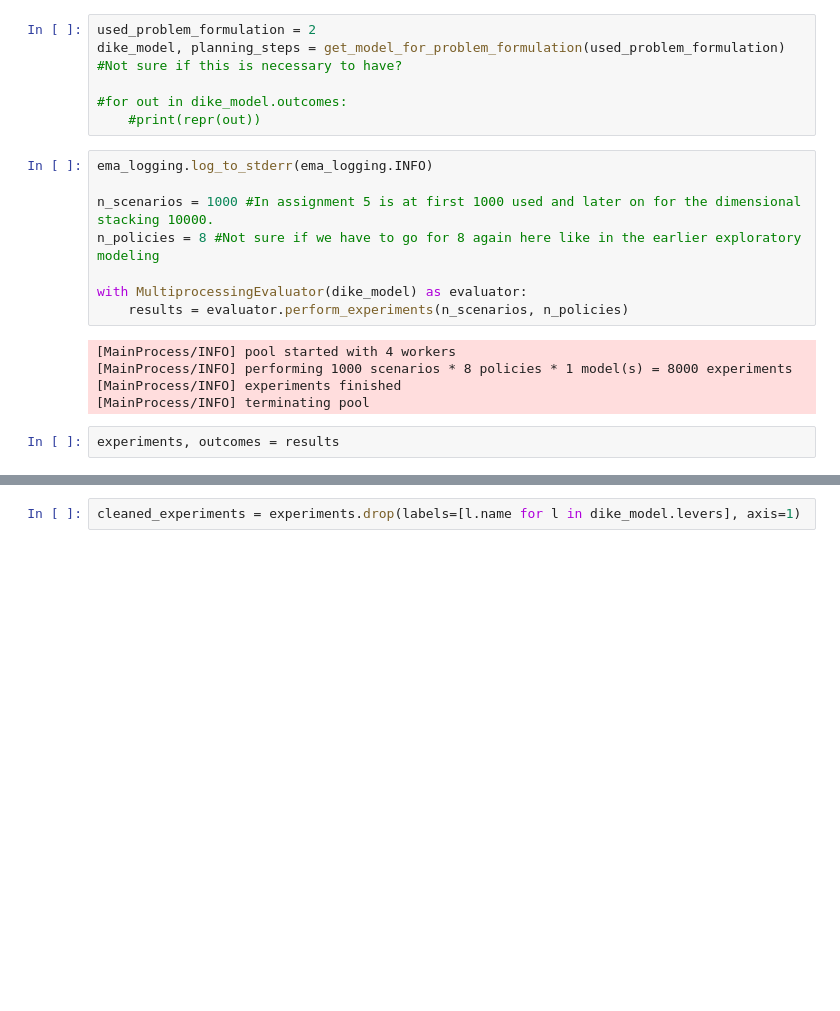
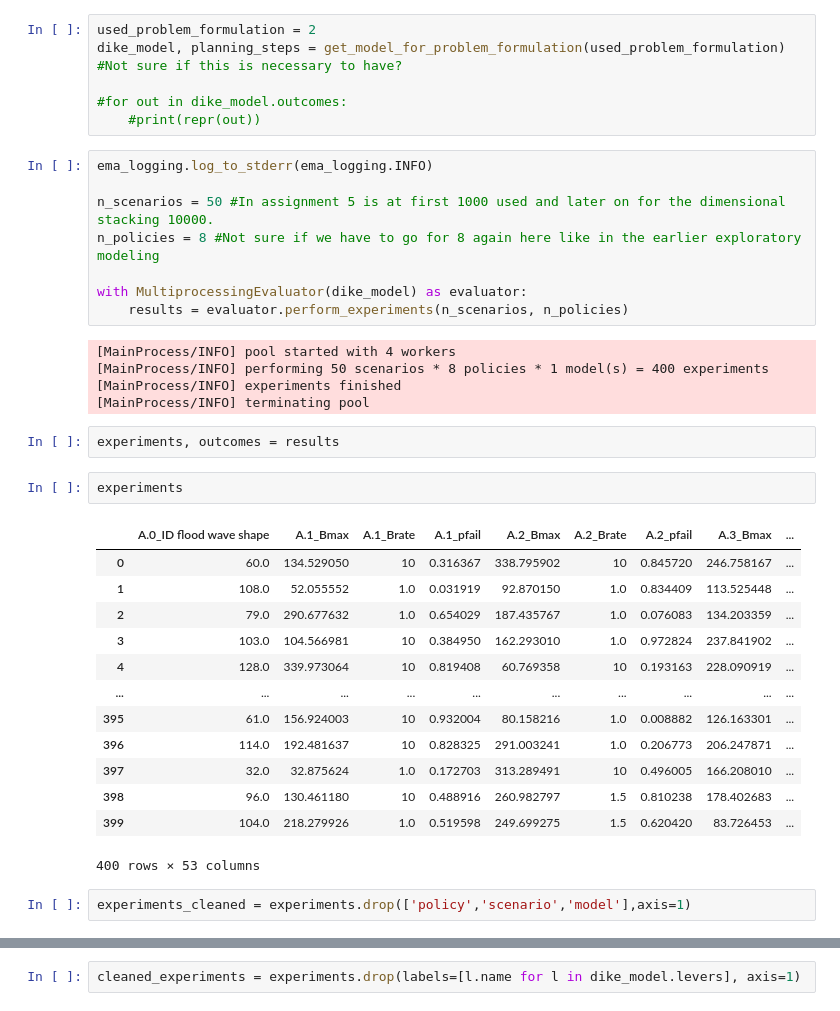
Before and after one commit to EwoutH/modelbased-g13, a Jupyter notebook: PRIMG13.ipynb, the cells around one changed output, grey strips where cells are left out. Saved outputs shown, nothing was run; the diff lists cells and outputs as text; blank space fills up the shorter version.

```diff
--- a/PRIMG13.ipynb
+++ b/PRIMG13.ipynb
@@ -16,15 +16,33 @@ dike_model, planning_steps = get_model_for_problem_formulation(used_problem_form
 # %%
 ema_logging.log_to_stderr(ema_logging.INFO)
 
-n_scenarios = 1000 #In assignment 5 is at first 1000 used and later on for the dimensional stacking 10000.
+n_scenarios = 50 #In assignment 5 is at first 1000 used and later on for the dimensional stacking 10000.
 n_policies = 8 #Not sure if we have to go for 8 again here like in the earlier exploratory modeling
 
 with MultiprocessingEvaluator(dike_model) as evaluator:
     results = evaluator.perform_experiments(n_scenarios, n_policies)
 # %% [output]
 [MainProcess/INFO] pool started with 4 workers
-[MainProcess/INFO] performing 1000 scenarios * 8 policies * 1 model(s) = 8000 experiments
+[MainProcess/INFO] performing 50 scenarios * 8 policies * 1 model(s) = 400 experiments
 [MainProcess/INFO] experiments finished
 [MainProcess/INFO] terminating pool
 # %%
 experiments, outcomes = results
+# %%
+experiments
+# %% [output]
+|  | A.0_ID flood wave shape | A.1_Bmax | A.1_Brate | A.1_pfail | A.2_Bmax | A.2_Brate | A.2_pfail | A.3_Bmax | ... |
+| 0 | 60.0 | 134.529050 | 10 | 0.316367 | 338.795902 | 10 | 0.845720 | 246.758167 | ... |
+| 1 | 108.0 | 52.055552 | 1.0 | 0.031919 | 92.870150 | 1.0 | 0.834409 | 113.525448 | ... |
+| 2 | 79.0 | 290.677632 | 1.0 | 0.654029 | 187.435767 | 1.0 | 0.076083 | 134.203359 | ... |
+| 3 | 103.0 | 104.566981 | 10 | 0.384950 | 162.293010 | 1.0 | 0.972824 | 237.841902 | ... |
+| 4 | 128.0 | 339.973064 | 10 | 0.819408 | 60.769358 | 10 | 0.193163 | 228.090919 | ... |
+| ... | ... | ... | ... | ... | ... | ... | ... | ... | ... |
+| 395 | 61.0 | 156.924003 | 10 | 0.932004 | 80.158216 | 1.0 | 0.008882 | 126.163301 | ... |
+| 396 | 114.0 | 192.481637 | 10 | 0.828325 | 291.003241 | 1.0 | 0.206773 | 206.247871 | ... |
+| 397 | 32.0 | 32.875624 | 1.0 | 0.172703 | 313.289491 | 10 | 0.496005 | 166.208010 | ... |
+| 398 | 96.0 | 130.461180 | 10 | 0.488916 | 260.982797 | 1.5 | 0.810238 | 178.402683 | ... |
+| 399 | 104.0 | 218.279926 | 1.0 | 0.519598 | 249.699275 | 1.5 | 0.620420 | 83.726453 | ... |
+400 rows × 53 columns
+# %%
+experiments_cleaned = experiments.drop(['policy','scenario','model'],axis=1)
```
Also changed, not shown: parts of 1 cell of this notebook, 1 other file.
